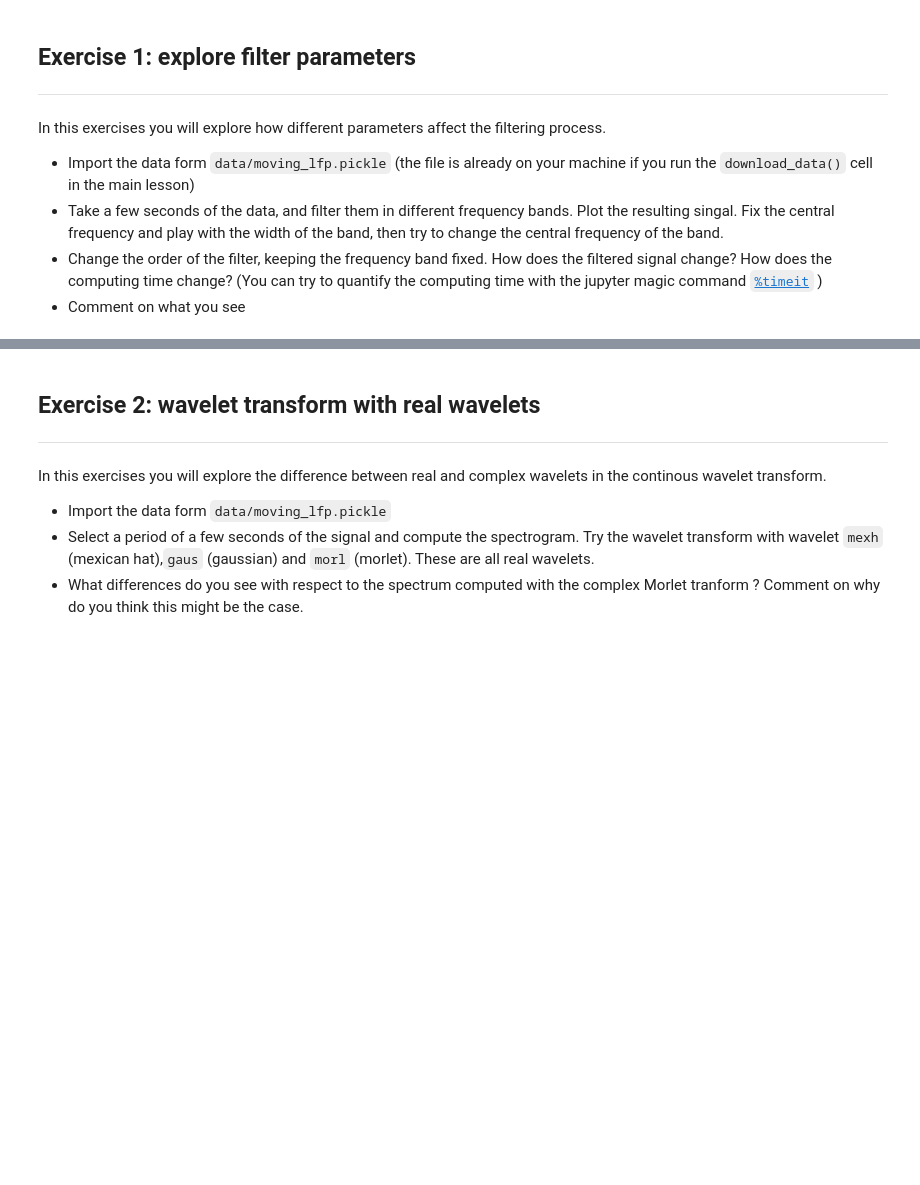
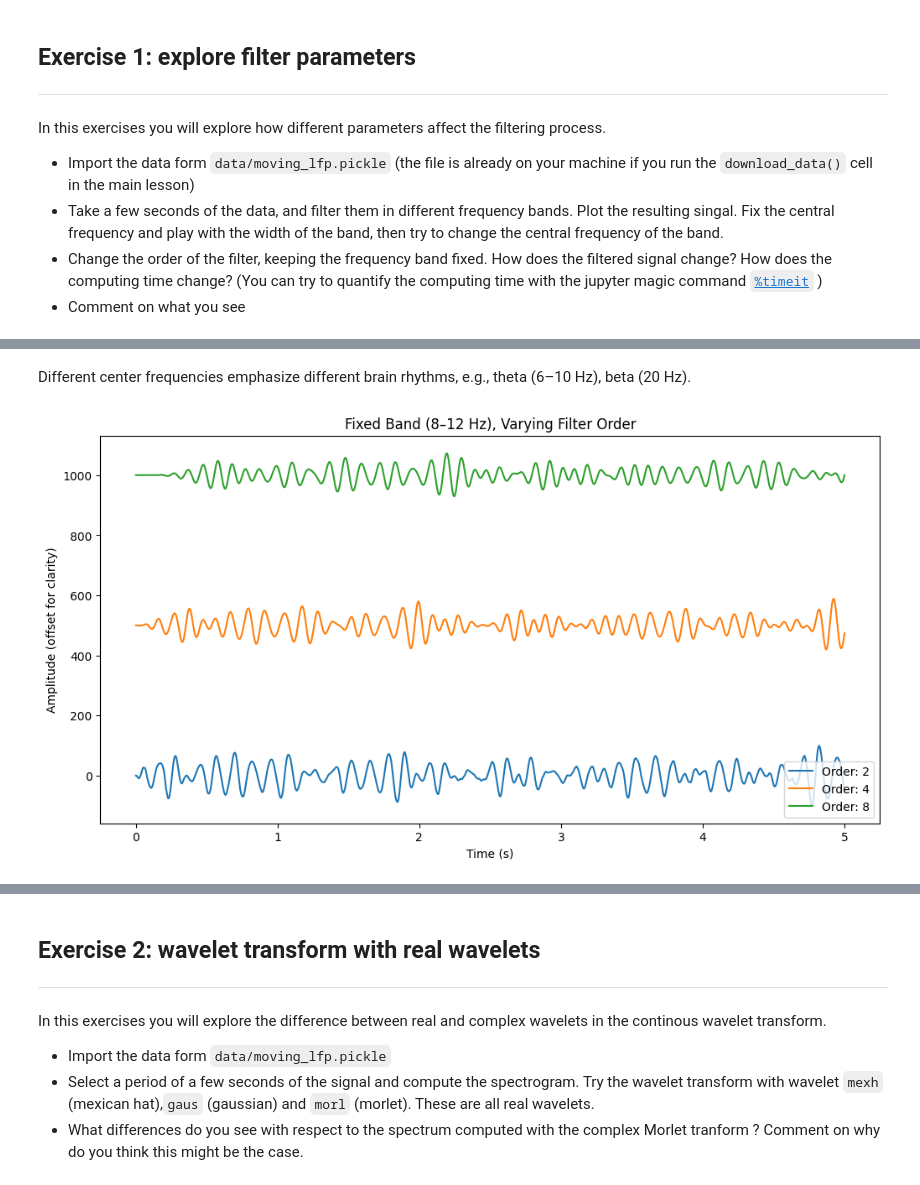
Before and after one commit to YentlB/Assignments-Yentl-Buitelaar, a Jupyter notebook: exercises.ipynb, the cells around one changed output, grey strips where cells are left out. Saved outputs shown, nothing was run; the diff lists cells and outputs as text; code cells hidden in the pictures; blank space fills up the shorter version.

```diff
--- a/exercises.ipynb
+++ b/exercises.ipynb
@@ -11,0 +85,20 @@ In this exercises you will explore how different parameters affect the filtering
+# %% [markdown]
+Different center frequencies emphasize different brain rhythms, e.g., theta (6–10 Hz), beta (20 Hz).
+# %%
+#Change filter order, keep frequency band fixed (e.g. 8–12 Hz)
+orders = [2, 4, 8]
+lowcut = 8
+highcut = 12
+
+plt.figure(figsize=(12, 6))
+for i, order in enumerate(orders):
+    filtered = bandpass_filter(lfp_segment, lowcut, highcut, sampling_rate, order=order)
+    plt.plot(np.linspace(0, duration, len(filtered)), filtered + i*500, label=f'Order: {order}')
+
+plt.title("Fixed Band (8–12 Hz), Varying Filter Order")
+plt.xlabel("Time (s)")
+plt.ylabel("Amplitude (offset for clarity)")
+plt.legend()
+plt.show()
+# %% [output]
+[figure, added]
```
Also changed, not shown: parts of 9 cells of this notebook.
